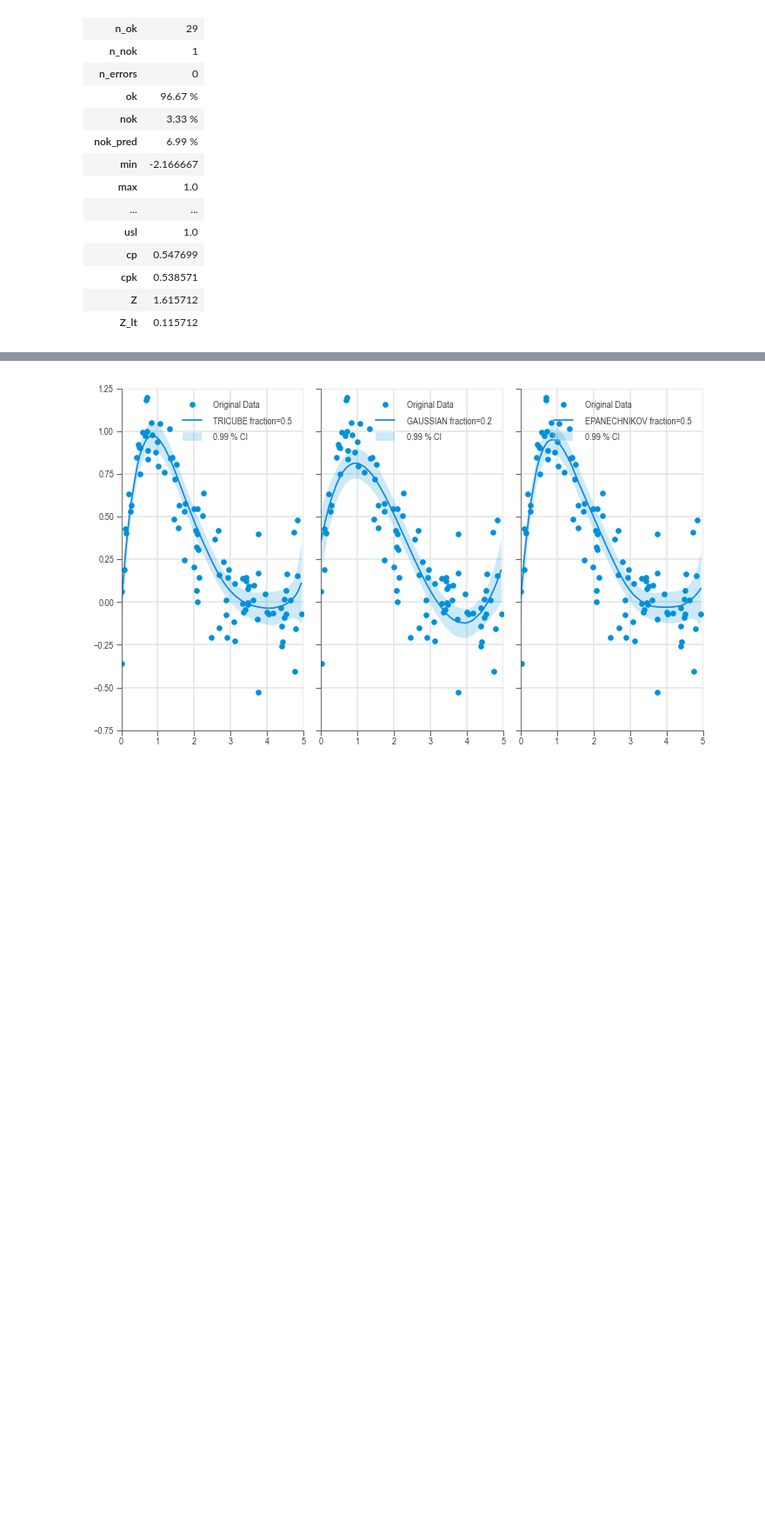
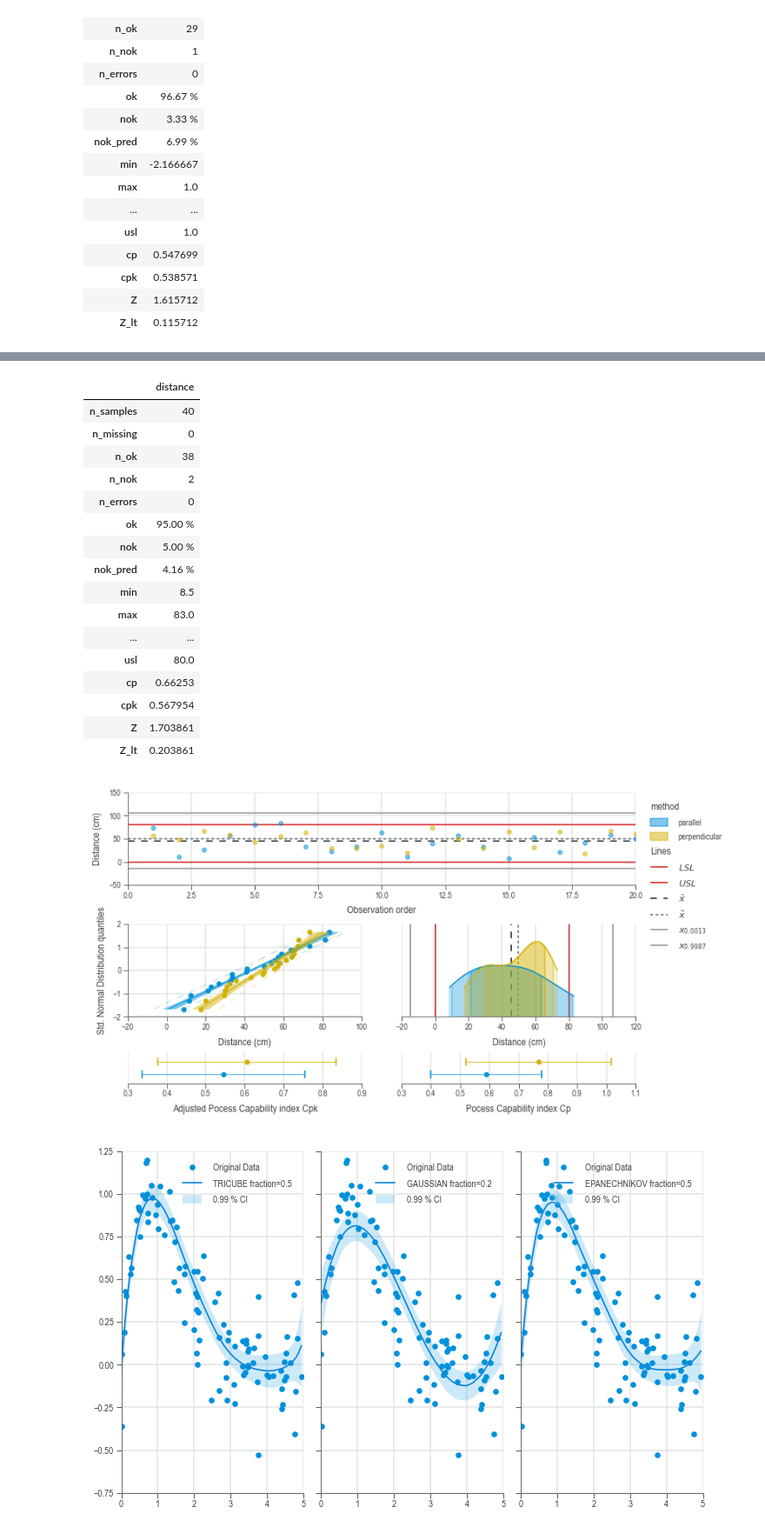
Before and after one commit to j4ggr/DaSPi, a Jupyter notebook: notebooks/doc-content_process-analysis.ipynb, the cells around one changed output, grey strips where cells are left out. Shown at 87% size. Saved outputs shown, nothing was run; the diff lists cells and outputs as text; code cells hidden in the pictures; blank space fills up the shorter version.

Commit message:
templates added, ProcessCapabilityAnalysisCharts

```diff
--- a/notebooks/doc-content_process-analysis.ipynb
+++ b/notebooks/doc-content_process-analysis.ipynb
@@ -250,3 +178,35 @@ distance.describe()
+# %%
+df = dsp.load_dataset('drop_card')
+spec_limits = 0, float(df.loc[0, 'usl'])
+target = 'distance'
+target_label = 'Distance (mm)'
+
+dsp.ProcessCapabilityAnalysisCharts(
+        source=df, target=target, spec_limits=spec_limits, hue='method'
+    ).plot(
+    ).stripes(
+    ).label(target_label='Distance (cm)')
+distance = dsp.ProcessEstimator(df[target], lsl=spec_limits[0], usl=spec_limits[1])
+distance.describe()
+# %% [output]
+|  | distance |
+| n_samples | 40 |
+| n_missing | 0 |
+| n_ok | 38 |
+| n_nok | 2 |
+| n_errors | 0 |
+| ok | 95.00 % |
+| nok | 5.00 % |
+| nok_pred | 4.16 % |
+| min | 8.5 |
+| max | 83.0 |
+| ... | ... |
+| usl | 80.0 |
+| cp | 0.66253 |
+| cpk | 0.567954 |
+| Z | 1.703861 |
+| Z_lt | 0.203861 |
+[figure, added]
 # %%
 import numpy as np
 import daspi as dsp
```
Also changed, not shown: parts of 1 cell of this notebook, 4 other files.
